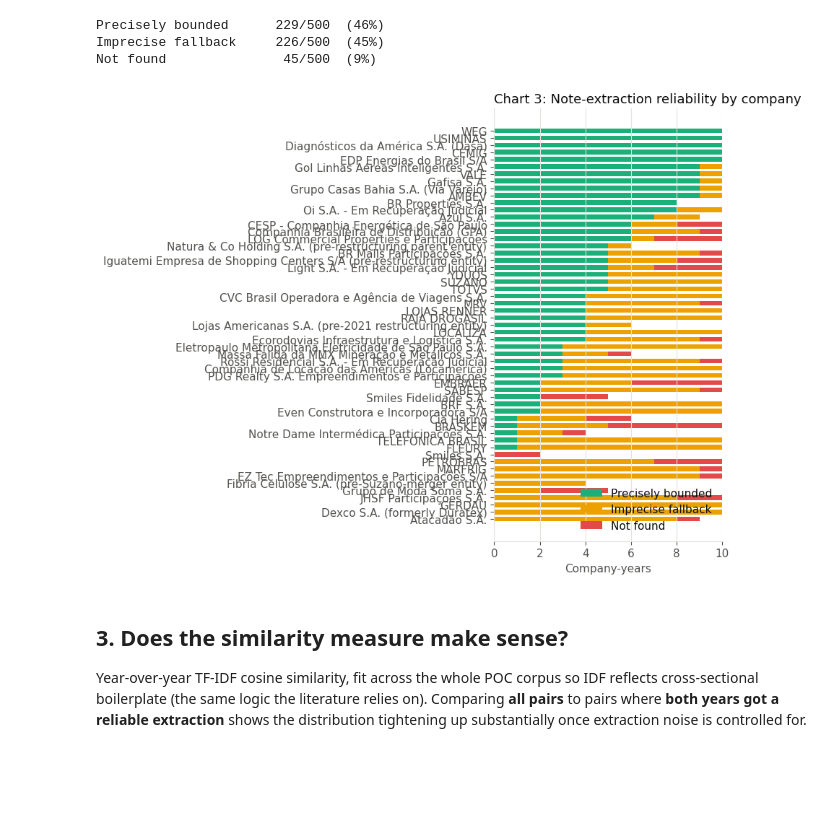
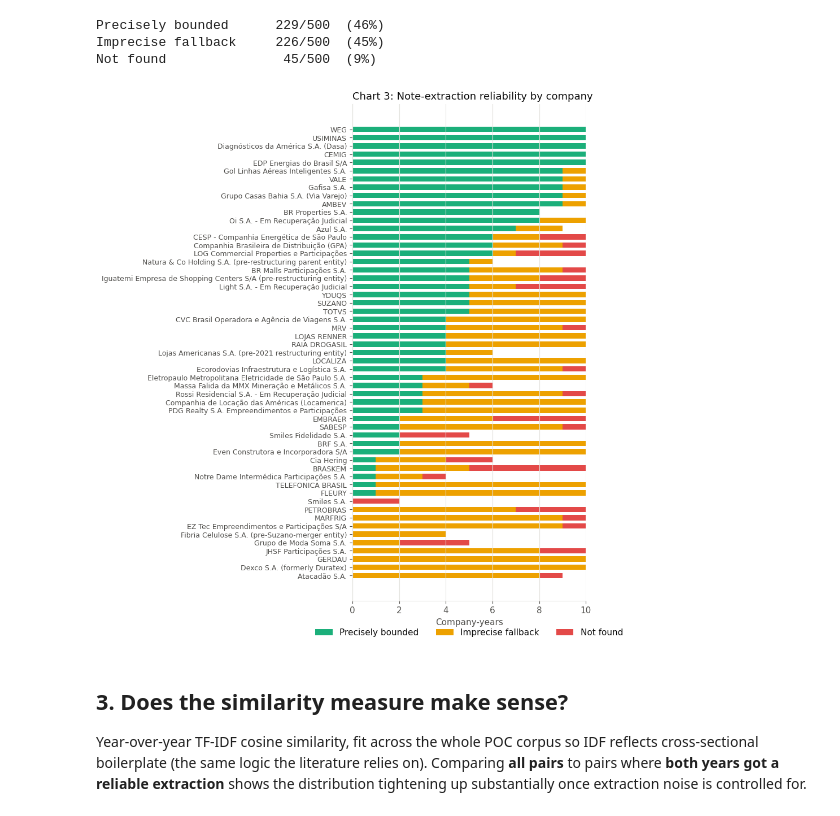
Before and after one commit to Lukijon/Thesis, a Jupyter notebook: notebooks/poc_overview.ipynb, the cells around one changed output. Saved outputs shown, nothing was run; the diff lists cells and outputs as text; code cells hidden in the pictures; blank space fills up the shorter version.

Commit message:
Fix Chart 3: taller figure + smaller y-tick font so company names don't overlap, move legend below the axes

```diff
--- a/notebooks/poc_overview.ipynb
+++ b/notebooks/poc_overview.ipynb
@@ -124,26 +124,27 @@ Not found               45/500  (9%)
 # %%
 # Per-company reliability, ordered by how often extraction succeeded cleanly --
 # status-style colors (green=reliable, amber=imprecise, red=missing), fixed order.
 pivot = (
     sections.groupby(["name", "diagnostic"]).size().unstack(fill_value=0)
     .reindex(columns=["font_heading", "regex_only", "not_found"], fill_value=0)
 )
 pivot = pivot.loc[pivot["font_heading"].sort_values().index]
 
-fig, ax = plt.subplots(figsize=(9, 7))
+fig, ax = plt.subplots(figsize=(9, 10))
 left = pd.Series(0, index=pivot.index)
 for diag in ["font_heading", "regex_only", "not_found"]:
     ax.barh(pivot.index, pivot[diag], left=left, color=DIAG_COLORS[diag], label=DIAG_LABELS[diag], height=0.65)
     left = left + pivot[diag]
 
 ax.set_xlabel("Company-years")
 ax.set_title("Chart 3: Note-extraction reliability by company", loc="left", fontsize=13, color=TEXT_PRIMARY)
-ax.legend(loc="lower right", frameon=False)
+ax.tick_params(axis="y", labelsize=9)
+ax.legend(loc="upper center", bbox_to_anchor=(0.5, -0.04), ncol=3, frameon=False)
 ax.grid(axis="y", visible=False)
 fig.tight_layout()
 plt.show()
 # %% [output]
-[figure, old version]
+[figure, new version]
 # %% [markdown]
 ## 3. Does the similarity measure make sense?
 
```
